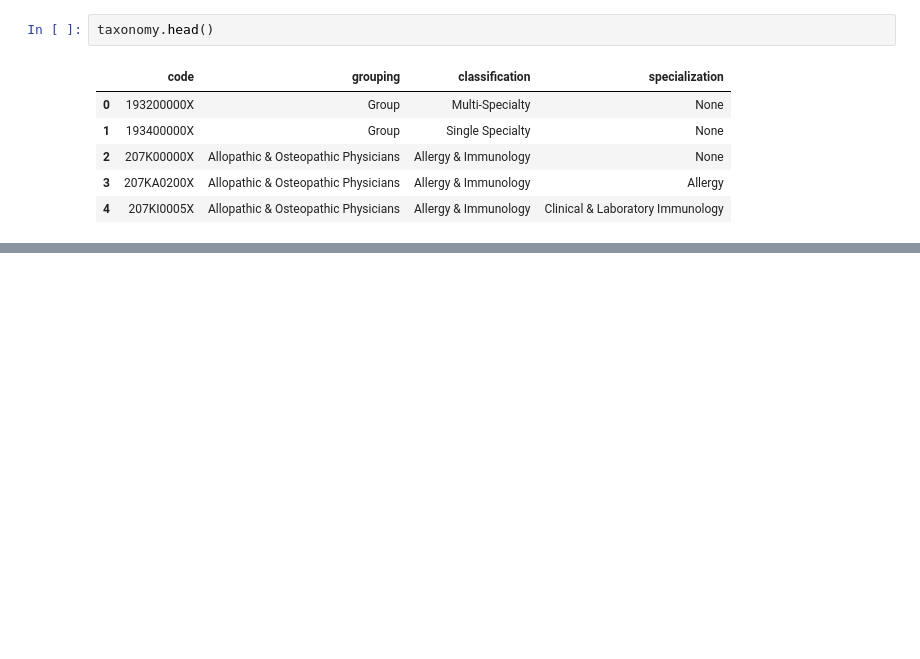
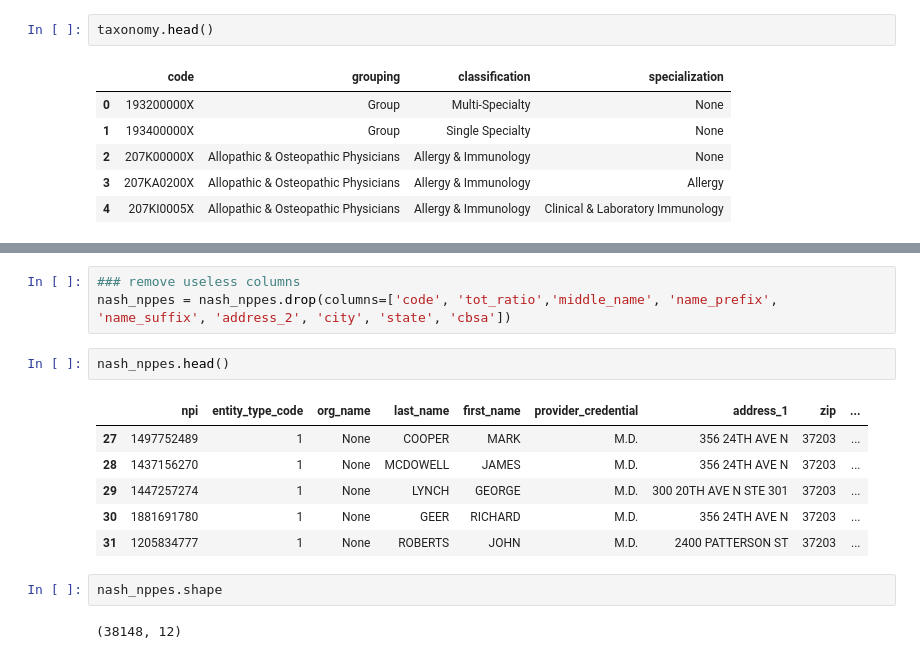
Before and after one commit to nss-data-science-cohort-4/hcbb_hop_team-aac_dog_moms, a Jupyter notebook: notebook/alg_cleaning_zipcodes_taxonomy.ipynb, the cells around one changed output, grey strips where cells are left out. Drawn from its saved outputs; the diff is of its cells as text; blank space fills up the shorter version.

```diff
--- a/notebook/alg_cleaning_zipcodes_taxonomy.ipynb
+++ b/notebook/alg_cleaning_zipcodes_taxonomy.ipynb
@@ -224,0 +226,16 @@ taxonomy.head()
+# %%
+### remove useless columns
+nash_nppes = nash_nppes.drop(columns=['code', 'tot_ratio','middle_name', 'name_prefix', 'name_suffix', 'address_2', 'city', 'state', 'cbsa'])
+# %%
+nash_nppes.head()
+# %% [output]
+|  | npi | entity_type_code | org_name | last_name | first_name | provider_credential | address_1 | zip | ... |
+| 27 | 1497752489 | 1 | None | COOPER | MARK | M.D. | 356 24TH AVE N | 37203 | ... |
+| 28 | 1437156270 | 1 | None | MCDOWELL | JAMES | M.D. | 356 24TH AVE N | 37203 | ... |
+| 29 | 1447257274 | 1 | None | LYNCH | GEORGE | M.D. | 300 20TH AVE N STE 301 | 37203 | ... |
+| 30 | 1881691780 | 1 | None | GEER | RICHARD | M.D. | 356 24TH AVE N | 37203 | ... |
+| 31 | 1205834777 | 1 | None | ROBERTS | JOHN | M.D. | 2400 PATTERSON ST | 37203 | ... |
+# %%
+nash_nppes.shape
+# %% [output]
+(38148, 12)
```
Also changed, not shown: parts of 14 cells of this notebook, 1 other file.
